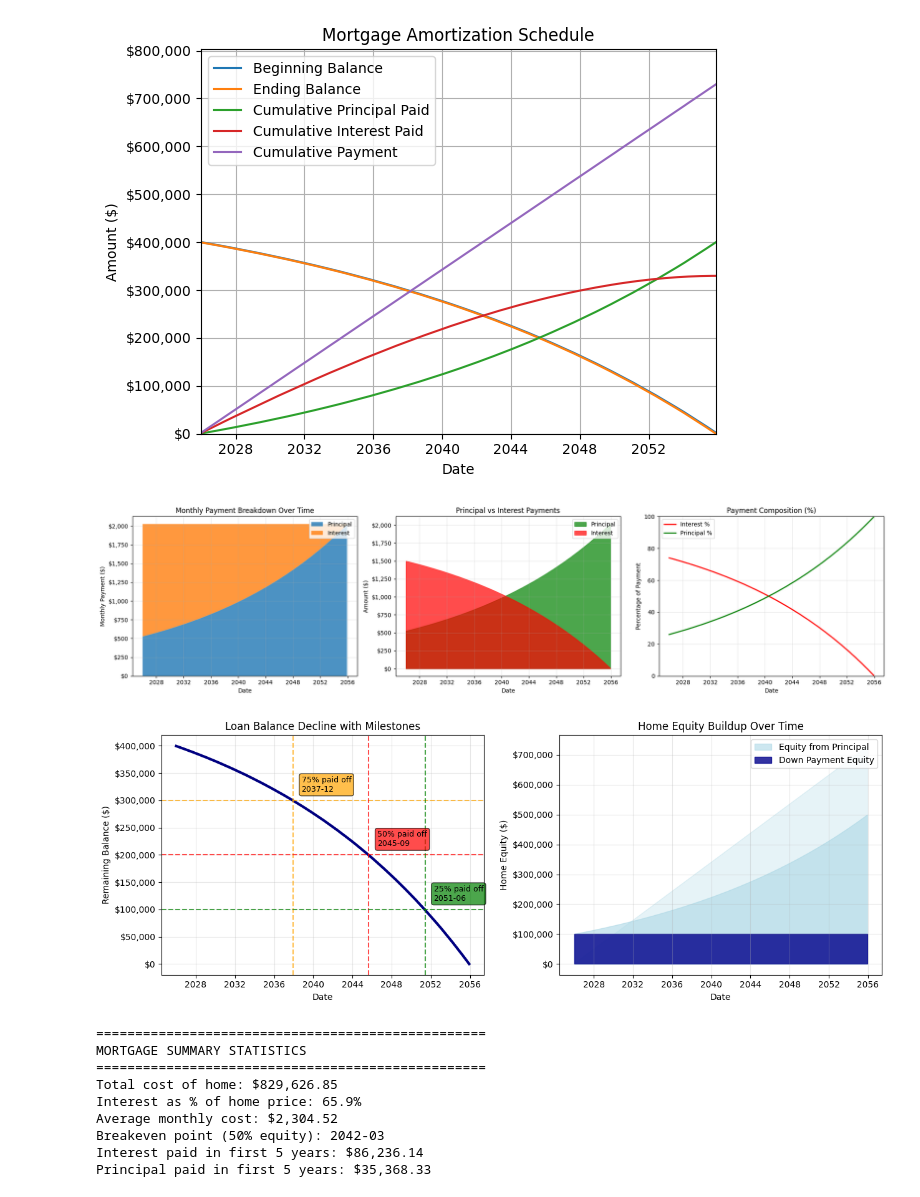
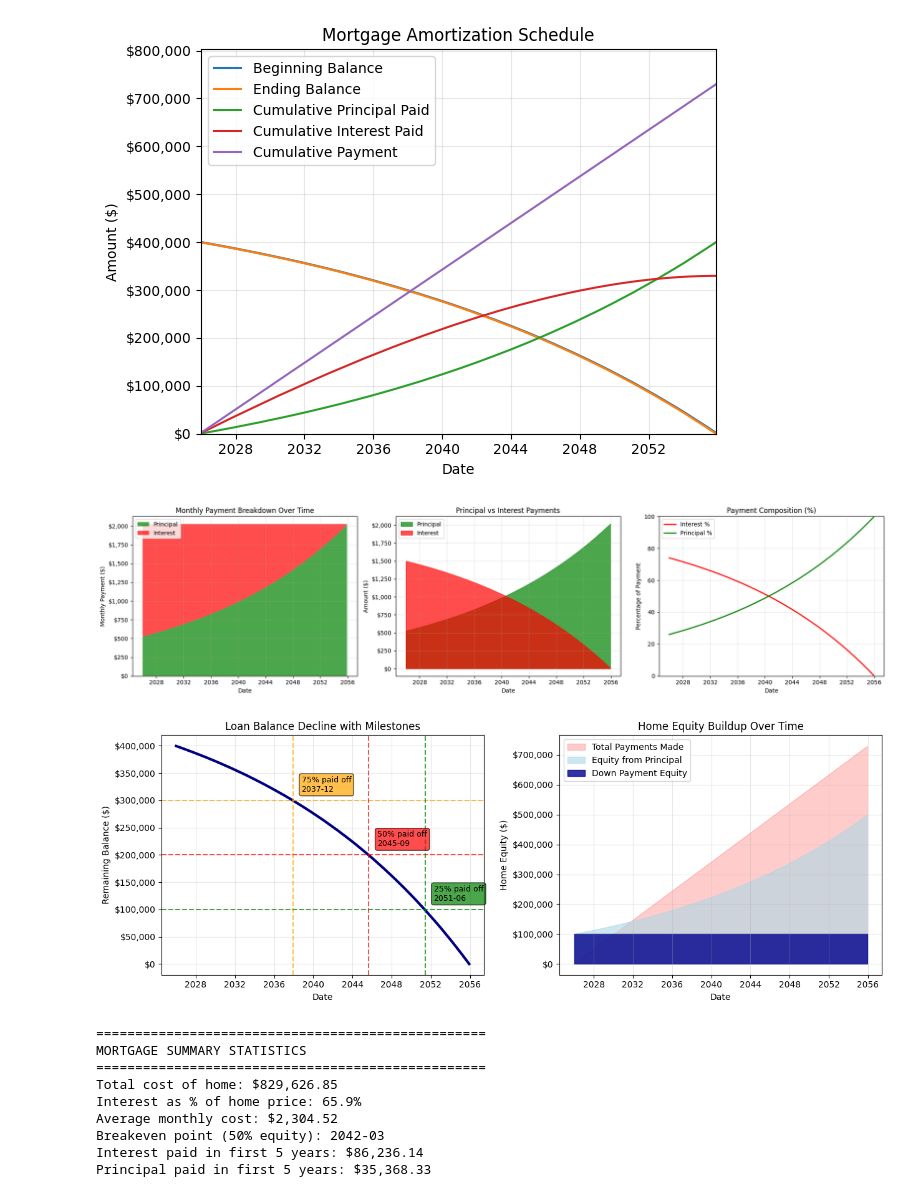
Before and after one commit to DReGuerra/financial-analysis, a Jupyter notebook: mortgage/mortgage.ipynb, the cells around one changed output. Drawn from its saved outputs; the diff is of its cells as text; code cells hidden in the pictures.

Commit message:
updated plot colors, and transparency

```diff
--- a/mortgage/mortgage.ipynb
+++ b/mortgage/mortgage.ipynb
@@ -159,46 +159,46 @@ plt.stackplot(amortization_df.index.to_timestamp(),
               amortization_df['Principal'],
               amortization_df['Interest'],
               labels=['Principal', 'Interest'],
-              alpha=0.8)
+              alpha=0.7, colors=['green', 'red'])
 plt.title('Monthly Payment Breakdown Over Time')
 plt.xlabel('Date')
 plt.ylabel('Monthly Payment ($)')
-plt.legend(loc='upper right')
+plt.legend(loc='upper left')
 plt.gca().yaxis.set_major_formatter(plt.FuncFormatter(lambda x, _: f'${x:,.0f}'))
 plt.grid(alpha=0.3)
 
 plt.subplot(1, 3, 2)
 plt.fill_between(amortization_df.index.to_timestamp(),
                  amortization_df['Principal'],
                  label='Principal', alpha=0.7, color='green')
 plt.fill_between(amortization_df.index.to_timestamp(),
                  amortization_df['Interest'],
                  label='Interest', alpha=0.7, color='red')
 plt.title('Principal vs Interest Payments')
 plt.xlabel('Date')
 plt.ylabel('Amount ($)')
-plt.legend()
+plt.legend(loc='upper left')
 plt.gca().yaxis.set_major_formatter(plt.FuncFormatter(lambda x, _: f'${x:,.0f}'))
 plt.grid(alpha=0.3)
 
 plt.subplot(1, 3, 3)
 interest_percentage = (amortization_df['Interest'] / monthly_payment) * 100
 principal_percentage = (amortization_df['Principal'] / monthly_payment) * 100
 plt.plot(amortization_df.index.to_timestamp(), interest_percentage,
          label='Interest %', color='red', linewidth=2)
 plt.plot(amortization_df.index.to_timestamp(), principal_percentage,
          label='Principal %', color='green', linewidth=2)
 plt.title('Payment Composition (%)')
 plt.xlabel('Date')
 plt.ylabel('Percentage of Payment')
-plt.legend()
+plt.legend(loc='upper left')
 plt.grid(alpha=0.3)
 plt.ylim(0, 100)
 
 plt.tight_layout()
 plt.savefig('figures/mortgage_amortization_analysis.png', dpi=300)
 # %% [output]
-[figure, old version]
+[figure, new version]
 # %%
 # 2. Loan Balance Decline with Milestones
 plt.figure(figsize=(2 *FIGWIDTH, FIGHEIGHT))
@@ -233,7 +233,7 @@ plt.subplot(1, 2, 2)
 home_equity = home_price - amortization_df['Ending Balance']
 plt.fill_between(amortization_df.index.to_timestamp(),
                  amortization_df['Cumulative Payment'],
-                 alpha=0.3, color='lightblue')
+                 alpha=0.2, color='red', label='Total Payments Made')
 plt.fill_between(amortization_df.index.to_timestamp(),
                  home_equity,
                  alpha=0.6, color='lightblue', label='Equity from Principal')
@@ -243,14 +243,14 @@ plt.fill_between(amortization_df.index.to_timestamp(),
 plt.title('Home Equity Buildup Over Time')
 plt.xlabel('Date')
 plt.ylabel('Home Equity ($)')
-plt.legend()
+plt.legend(loc='upper left')
 plt.gca().yaxis.set_major_formatter(plt.FuncFormatter(lambda x, _: f'${x:,.0f}'))
 plt.grid(alpha=0.3)
 
 plt.tight_layout()
 plt.savefig('figures/mortgage_equity_buildup.png', dpi=300)
 # %% [output]
-[figure, old version]
+[figure, new version]
 # %%
 # 5. ROI and Cost Analysis
 plt.figure(figsize=(FIGWIDTH, FIGHEIGHT))
```
Also changed, not shown: parts of 2 cells of this notebook, 5 other files.
